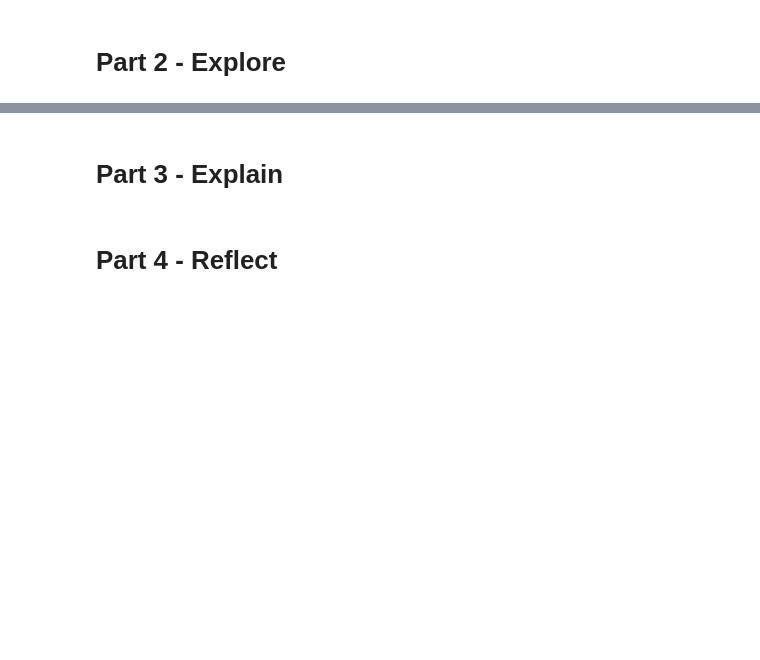
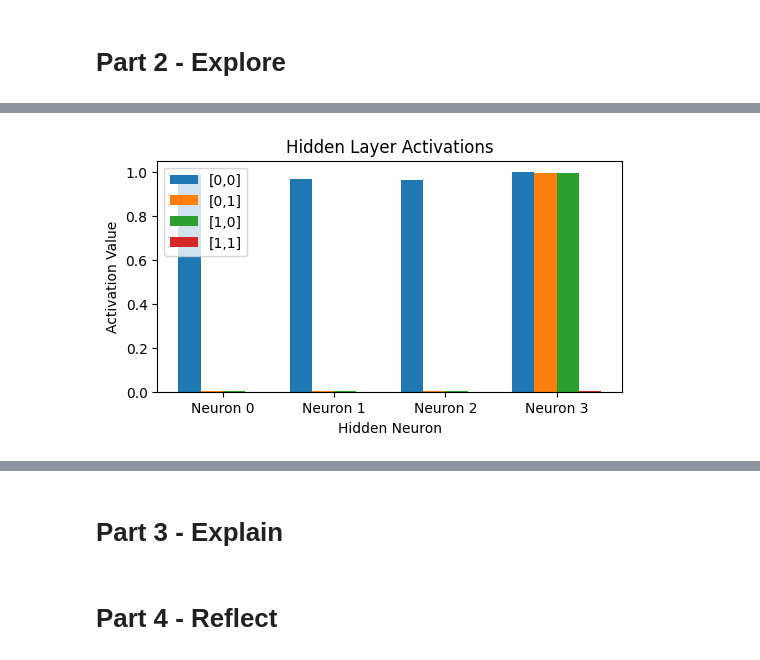
Before and after one commit to Mkhan13/XAI, a Jupyter notebook: mechanistic_interpretability.ipynb, the cells around one changed output, grey strips where cells are left out. Saved outputs shown, nothing was run; the diff lists cells and outputs as text; code cells hidden in the pictures; blank space fills up the shorter version.

```diff
--- a/mechanistic_interpretability.ipynb
+++ b/mechanistic_interpretability.ipynb
@@ -66,0 +78,15 @@ tensor([[0.],
+# %%
+plt.figure(figsize=(6,3))
+x_positions = np.arange(hidden.shape[1])
+
+for index, label in enumerate(["[0,0]", "[0,1]", "[1,0]", "[1,1]"]):
+    plt.bar(x_positions + index*0.2, hidden[index], width=0.2, label=label)
+
+plt.xticks(x_positions + 0.3, [f"Neuron {i}" for i in range(hidden.shape[1])])
+plt.legend()
+plt.xlabel("Hidden Neuron")
+plt.ylabel("Activation Value")
+plt.title("Hidden Layer Activations")
+plt.show()
+# %% [output]
+[figure, added]
```
Also changed, not shown: parts of 6 cells of this notebook.
